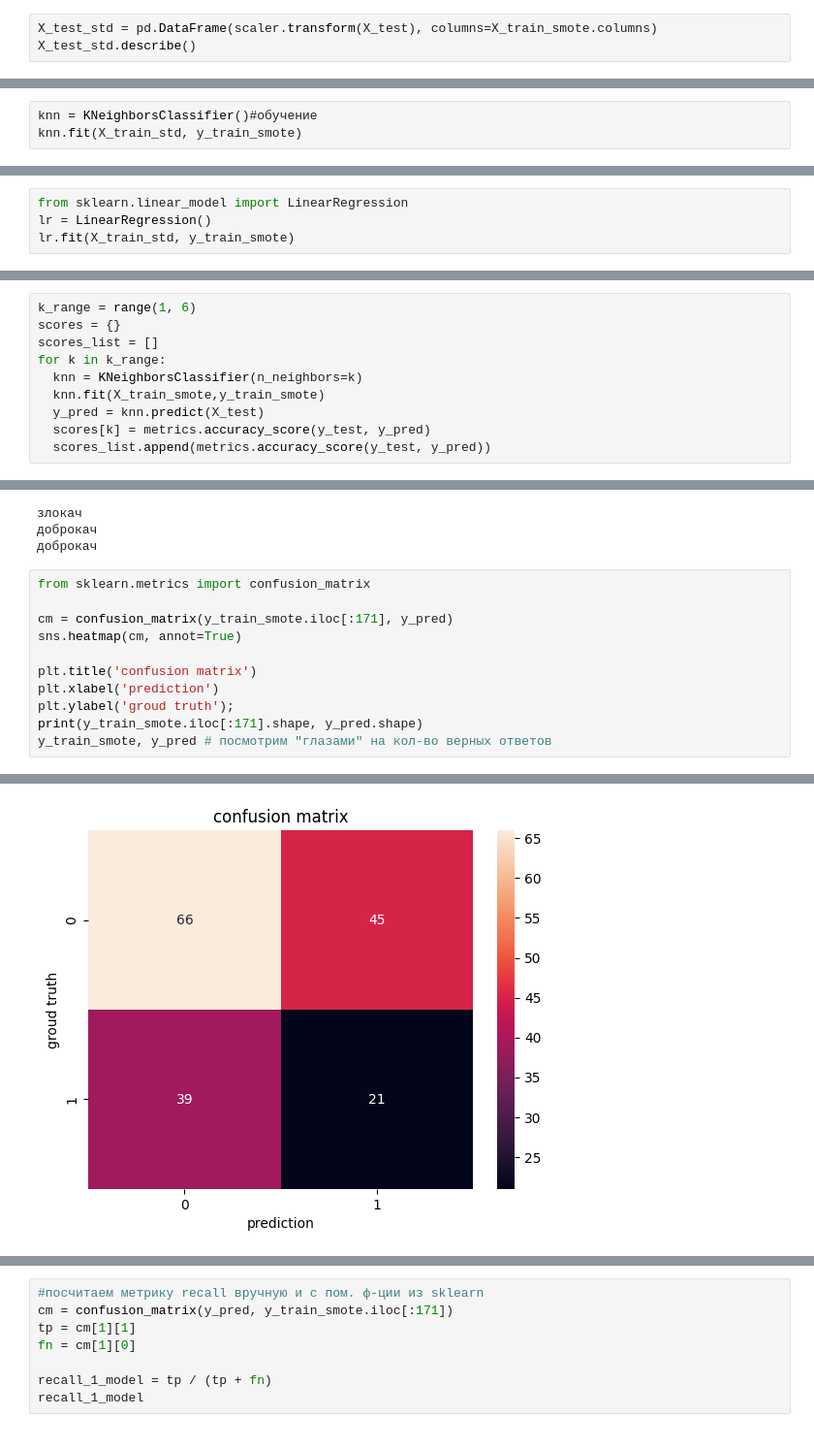
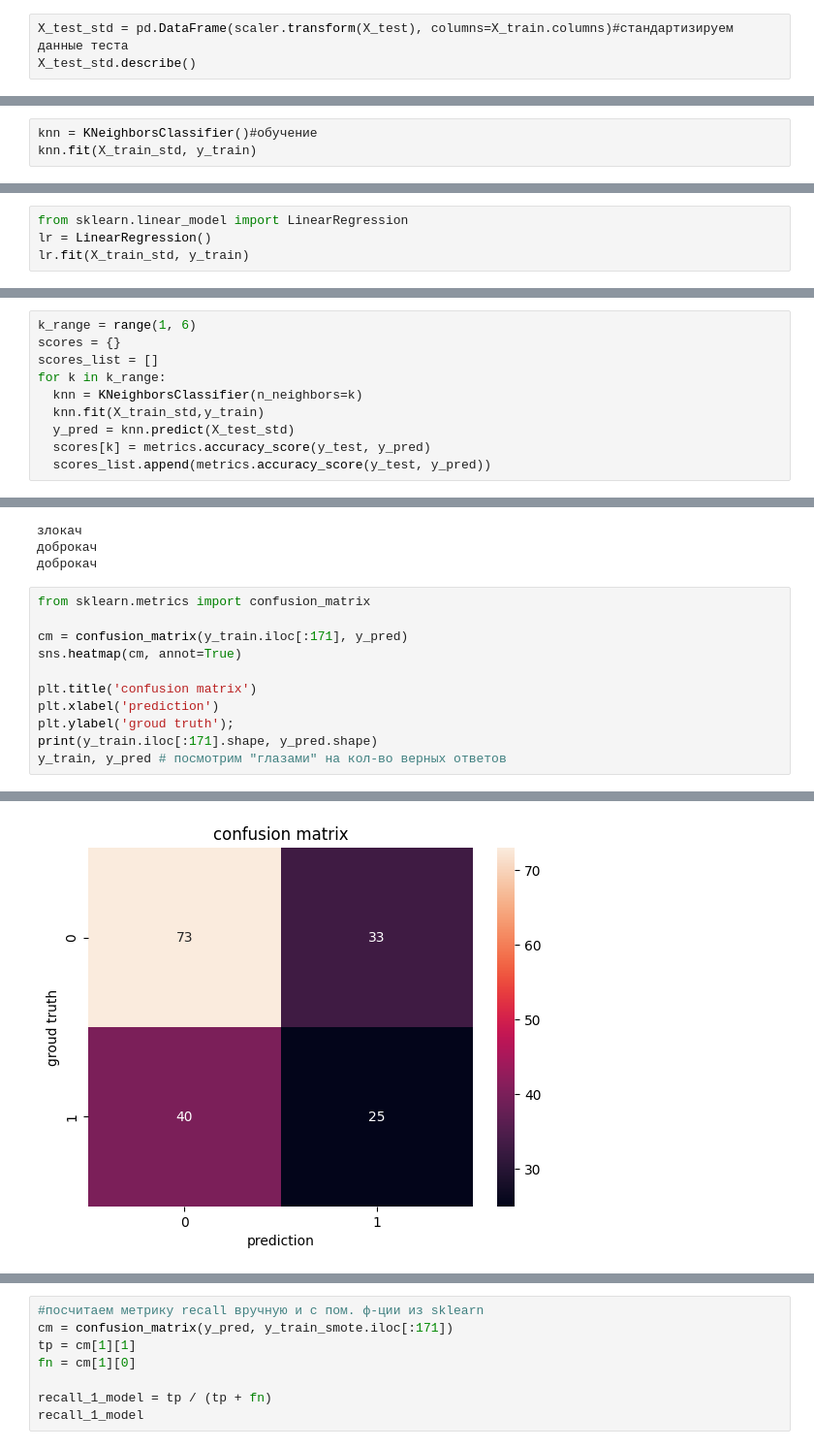
Before and after one commit to Ibolvachevamailu/My_progekt, a Jupyter notebook: EDA.ipynb, the cells around one changed output, grey strips where cells are left out. Shown: that part at 97% size. Cells and saved outputs as stored; diff of their text form.

```diff
--- a/EDA.ipynb
+++ b/EDA.ipynb
@@ -446,6 +436,6 @@ X_train_std.describe()
 8 rows × 30 columns
 # %%
-X_test_std = pd.DataFrame(scaler.transform(X_test), columns=X_train_smote.columns)
+X_test_std = pd.DataFrame(scaler.transform(X_test), columns=X_train.columns)#стандартизируем данные теста
 X_test_std.describe()
 # %% [output]
 |  | radius_mean | texture_mean | perimeter_mean | area_mean | smoothness_mean | compactness_mean | ... |
@@ -465,6 +455,6 @@ X_train_smote['area_mean'].max(), X_test['area_mean'].max()#посмотрим
 # %%
 knn = KNeighborsClassifier()#обучение
-knn.fit(X_train_std, y_train_smote)
+knn.fit(X_train_std, y_train)
 # %% [output]
 KNeighborsClassifier()
 # %%
@@ -479,7 +469,7 @@ Test R2 0.80
 # %%
 from sklearn.linear_model import LinearRegression
 lr = LinearRegression()
-lr.fit(X_train_std, y_train_smote)
+lr.fit(X_train_std, y_train)
 # %% [output]
 LinearRegression()
 # %%
@@ -498,8 +488,8 @@ scores = {}
 scores_list = []
 for k in k_range:
   knn = KNeighborsClassifier(n_neighbors=k)
-  knn.fit(X_train_smote,y_train_smote)
-  y_pred = knn.predict(X_test)
+  knn.fit(X_train_std,y_train)
+  y_pred = knn.predict(X_test_std)
   scores[k] = metrics.accuracy_score(y_test, y_pred)
   scores_list.append(metrics.accuracy_score(y_test, y_pred))
 # %%
@@ -549,13 +539,13 @@ print(classes[y_predict2[0]])
 # %%
 from sklearn.metrics import confusion_matrix
 
-cm = confusion_matrix(y_train_smote.iloc[:171], y_pred)
+cm = confusion_matrix(y_train.iloc[:171], y_pred)
 sns.heatmap(cm, annot=True)
 
 plt.title('confusion matrix')
 plt.xlabel('prediction')
 plt.ylabel('groud truth');
-print(y_train_smote.iloc[:171].shape, y_pred.shape)
-y_train_smote, y_pred # посмотрим "глазами" на кол-во верных ответов
+print(y_train.iloc[:171].shape, y_pred.shape)
+y_train, y_pred # посмотрим "глазами" на кол-во верных ответов
 # %% [output]
 (171,) (171,)
@@ -582,4 +572,4 @@ y_train_smote, y_pred # посмотрим "глазами" на кол-во в
-[figure, old version]
+[figure, new version]
 # %%
 from sklearn.metrics import precision_score
 
```
Also changed, not shown: parts of 28 cells of this notebook.
